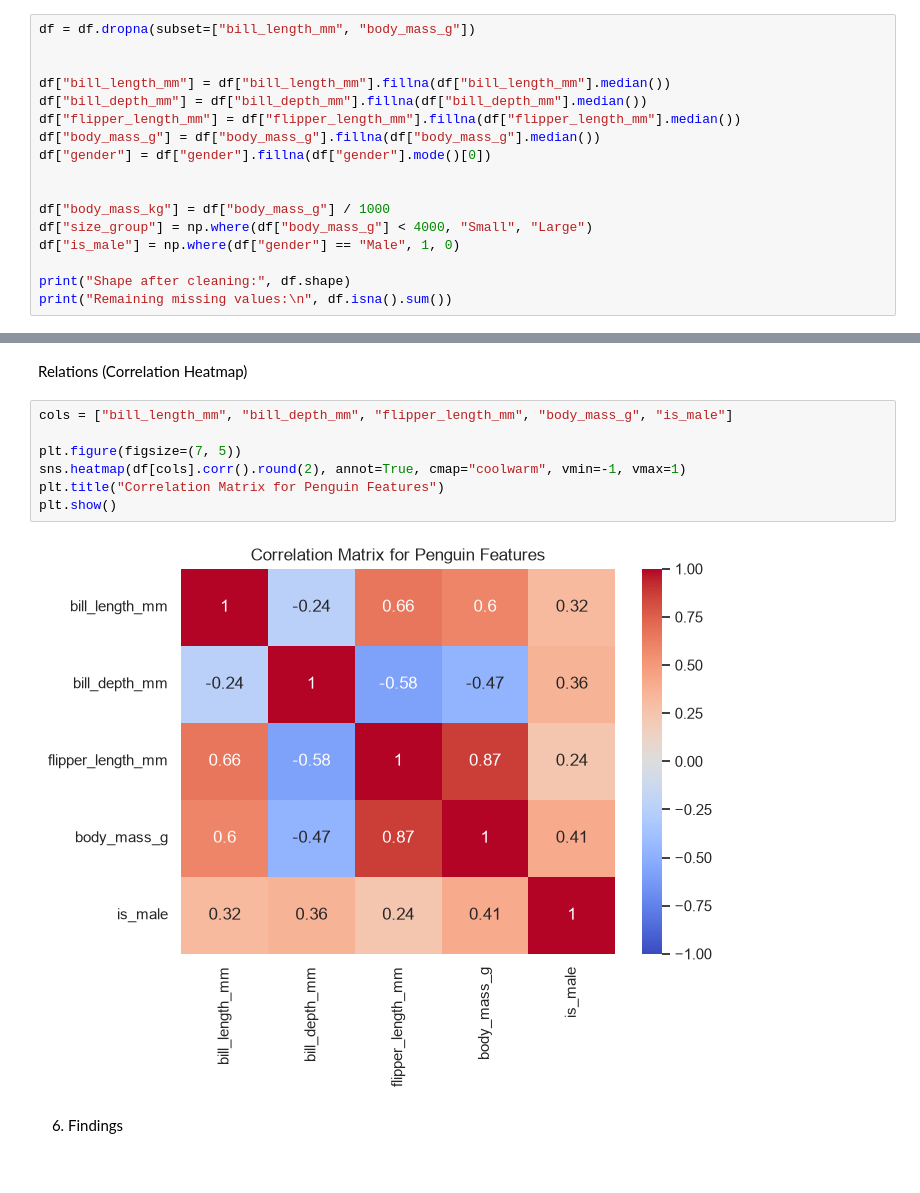
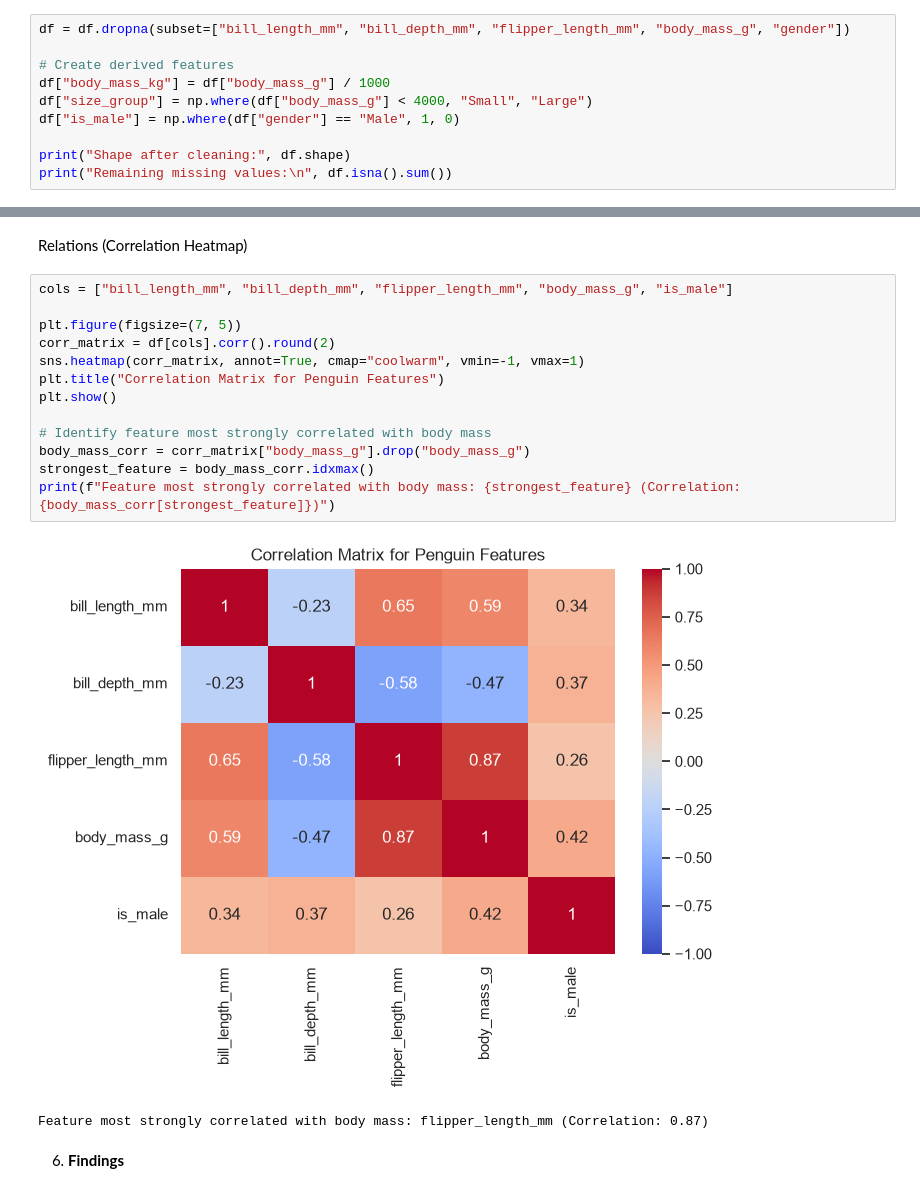
Before and after one commit to wajihashaikh456/EDA-Project, a Jupyter notebook: EDAproject.ipynb, the cells around one changed output, grey strips where cells are left out. Saved outputs shown, nothing was run; the diff lists cells and outputs as text.

```diff
--- a/EDAproject.ipynb
+++ b/EDAproject.ipynb
@@ -58,16 +59,9 @@ Name: count, dtype: int64
 # %% [markdown]
 4. **Clean**
 # %%
-df = df.dropna(subset=["bill_length_mm", "body_mass_g"])
+df = df.dropna(subset=["bill_length_mm", "bill_depth_mm", "flipper_length_mm", "body_mass_g", "gender"])
 
-
-df["bill_length_mm"] = df["bill_length_mm"].fillna(df["bill_length_mm"].median())
-df["bill_depth_mm"] = df["bill_depth_mm"].fillna(df["bill_depth_mm"].median())
-df["flipper_length_mm"] = df["flipper_length_mm"].fillna(df["flipper_length_mm"].median())
-df["body_mass_g"] = df["body_mass_g"].fillna(df["body_mass_g"].median())
-df["gender"] = df["gender"].fillna(df["gender"].mode()[0])
-
-
+# Create derived features
 df["body_mass_kg"] = df["body_mass_g"] / 1000
 df["size_group"] = np.where(df["body_mass_g"] < 4000, "Small", "Large")
 df["is_male"] = np.where(df["gender"] == "Male", 1, 0)
@@ -129,14 +123,21 @@ Relations (Correlation Heatmap)
 # %%
 cols = ["bill_length_mm", "bill_depth_mm", "flipper_length_mm", "body_mass_g", "is_male"]
 
 plt.figure(figsize=(7, 5))
-sns.heatmap(df[cols].corr().round(2), annot=True, cmap="coolwarm", vmin=-1, vmax=1)
+corr_matrix = df[cols].corr().round(2)
+sns.heatmap(corr_matrix, annot=True, cmap="coolwarm", vmin=-1, vmax=1)
 plt.title("Correlation Matrix for Penguin Features")
 plt.show()
+
+# Identify feature most strongly correlated with body mass
+body_mass_corr = corr_matrix["body_mass_g"].drop("body_mass_g")
+strongest_feature = body_mass_corr.idxmax()
+print(f"Feature most strongly correlated with body mass: {strongest_feature} (Correlation: {body_mass_corr[strongest_feature]})")
 # %% [output]
-[figure, old version]
+[figure, new version]
+Feature most strongly correlated with body mass: flipper_length_mm (Correlation: 0.87)
 # %% [markdown]
-6. Findings
+6. **Findings**
 # %%
 print(df.groupby("species")["body_mass_g"].mean().round(1))
 # %% [output]
```
Also changed, not shown: parts of 7 cells of this notebook, 1 other file.
